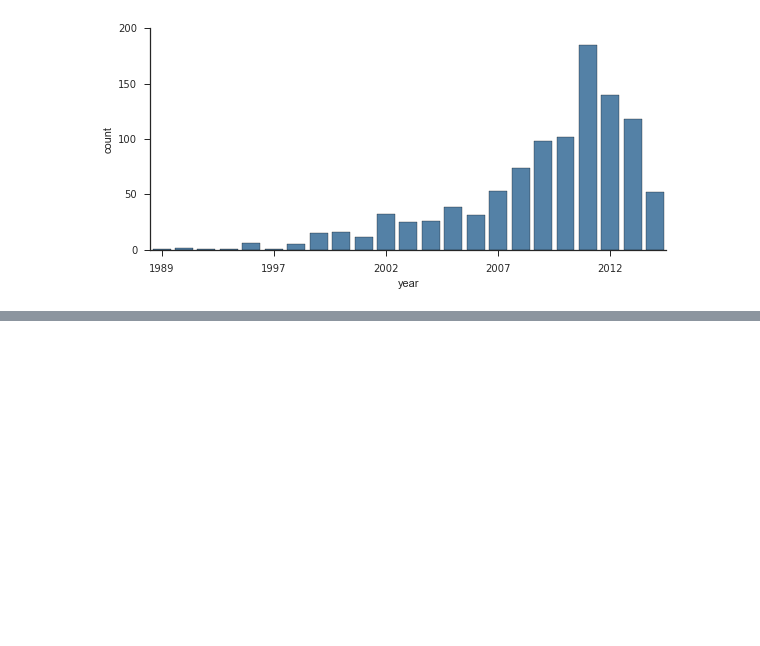
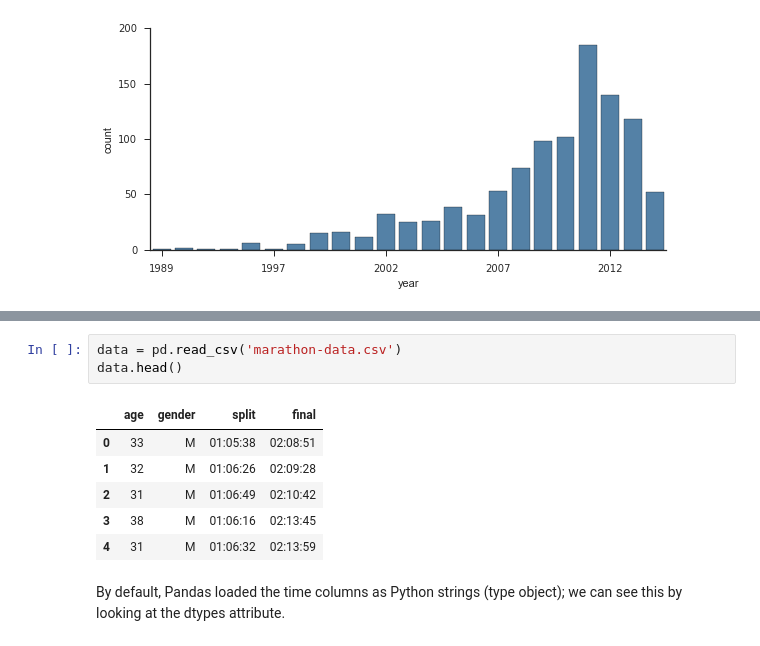
Before and after one commit to jorellano/Visualization-with-Matplotlib, a Jupyter notebook: !13 Visualization with Seaborn.ipynb, the cells around one changed output, grey strips where cells are left out. Cells and saved outputs as stored; diff of their text form; blank space fills up the shorter version.

```diff
--- a/!13 Visualization with Seaborn.ipynb
+++ b/!13 Visualization with Seaborn.ipynb
@@ -203,0 +227,12 @@ with sns.axes_style('ticks'):
+# %%
+data = pd.read_csv('marathon-data.csv')
+data.head()
+# %% [output]
+|  | age | gender | split | final |
+| 0 | 33 | M | 01:05:38 | 02:08:51 |
+| 1 | 32 | M | 01:06:26 | 02:09:28 |
+| 2 | 31 | M | 01:06:49 | 02:10:42 |
+| 3 | 38 | M | 01:06:16 | 02:13:45 |
+| 4 | 31 | M | 01:06:32 | 02:13:59 |
+# %% [markdown]
+By default, Pandas loaded the time columns as Python strings (type object); we can see this by looking at the dtypes attribute.
```
Also changed, not shown: parts of 6 cells of this notebook, 1 other file.
